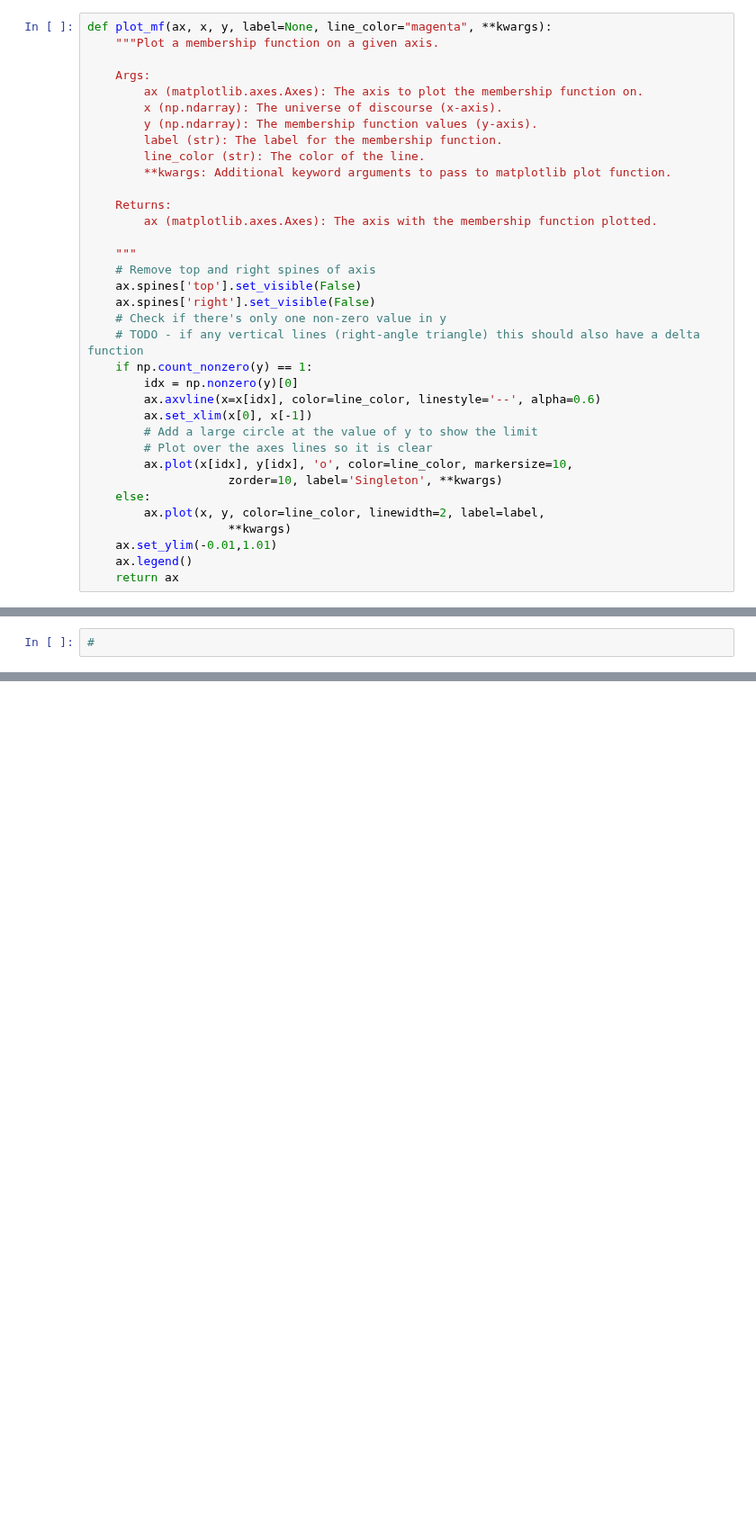
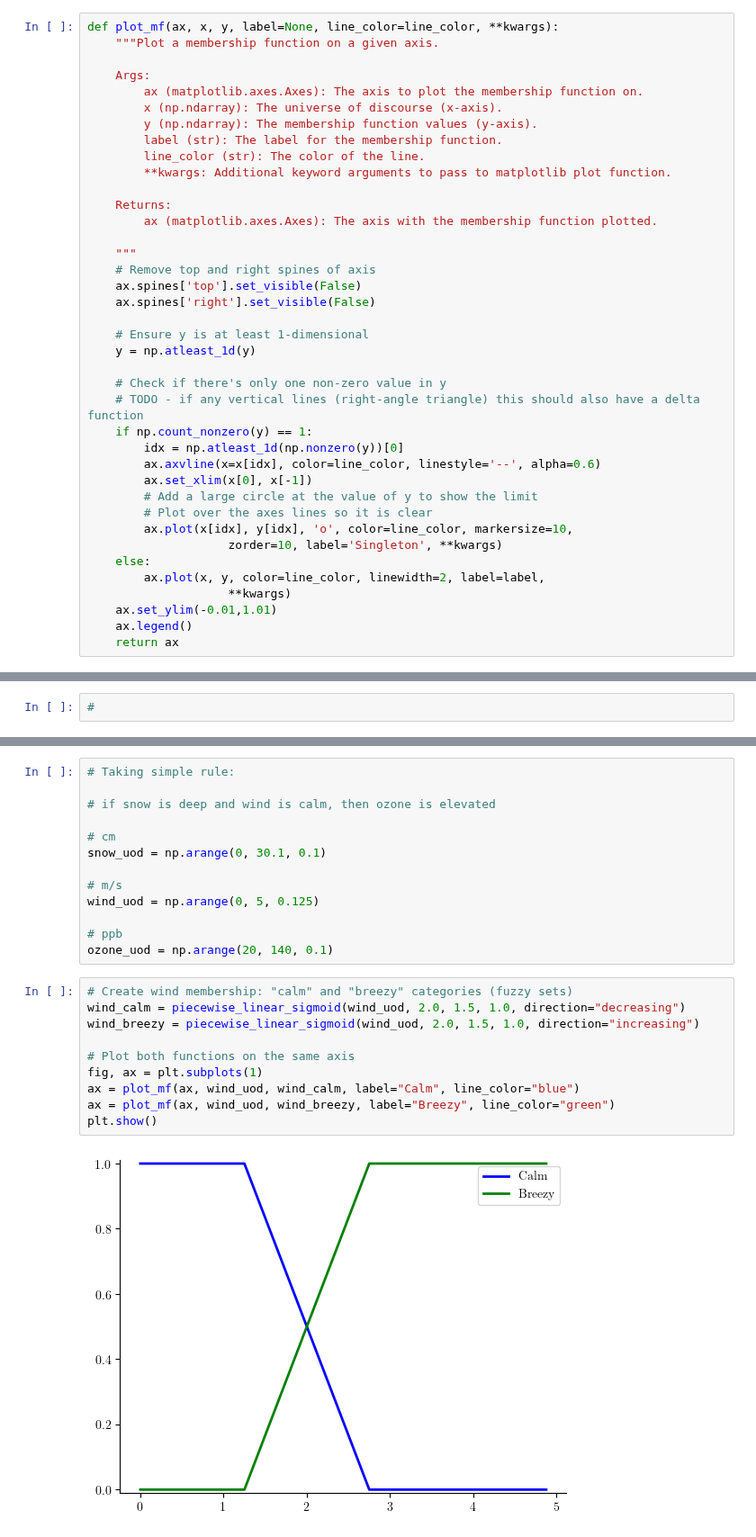
Before and after one commit to Bingham-Research-Center/clyfar, a Jupyter notebook: notebooks/guide_to_fuzzy_inference.ipynb, the cells around one changed output, grey strips where cells are left out. Shown at 90% size. Drawn from its saved outputs; the diff is of its cells as text; blank space fills up the shorter version.

```diff
--- a/notebooks/guide_to_fuzzy_inference.ipynb
+++ b/notebooks/guide_to_fuzzy_inference.ipynb
@@ -161,7 +163,7 @@ def make_binary_figure(shapes=["step", "sigmoid"]):
 
     return fig, axes
 # %%
-def plot_mf(ax, x, y, label=None, line_color="magenta", **kwargs):
+def plot_mf(ax, x, y, label=None, line_color=line_color, **kwargs):
     """Plot a membership function on a given axis.
 
     Args:
@@ -179,10 +181,14 @@ def plot_mf(ax, x, y, label=None, line_color="magenta", **kwargs):
     # Remove top and right spines of axis
     ax.spines['top'].set_visible(False)
     ax.spines['right'].set_visible(False)
+
+    # Ensure y is at least 1-dimensional
+    y = np.atleast_1d(y)
+
     # Check if there's only one non-zero value in y
     # TODO - if any vertical lines (right-angle triangle) this should also have a delta function
     if np.count_nonzero(y) == 1:
-        idx = np.nonzero(y)[0]
+        idx = np.atleast_1d(np.nonzero(y))[0]
         ax.axvline(x=x[idx], color=line_color, linestyle='--', alpha=0.6)
         ax.set_xlim(x[0], x[-1])
         # Add a large circle at the value of y to show the limit
@@ -358,0 +384,25 @@ Then we fuzzify for the values of pressure = 1040 hPa, snow = 9cm, and establish
+# %%
+# Taking simple rule:
+
+# if snow is deep and wind is calm, then ozone is elevated
+
+# cm
+snow_uod = np.arange(0, 30.1, 0.1)
+
+# m/s
+wind_uod = np.arange(0, 5, 0.125)
+
+# ppb
+ozone_uod = np.arange(20, 140, 0.1)
+# %%
+# Create wind membership: "calm" and "breezy" categories (fuzzy sets)
+wind_calm = piecewise_linear_sigmoid(wind_uod, 2.0, 1.5, 1.0, direction="decreasing")
+wind_breezy = piecewise_linear_sigmoid(wind_uod, 2.0, 1.5, 1.0, direction="increasing")
+
+# Plot both functions on the same axis
+fig, ax = plt.subplots(1)
+ax = plot_mf(ax, wind_uod, wind_calm, label="Calm", line_color="blue")
+ax = plot_mf(ax, wind_uod, wind_breezy, label="Breezy", line_color="green")
+plt.show()
+# %% [output]
+[figure, added]
```
Also changed, not shown: parts of 33 cells of this notebook.
